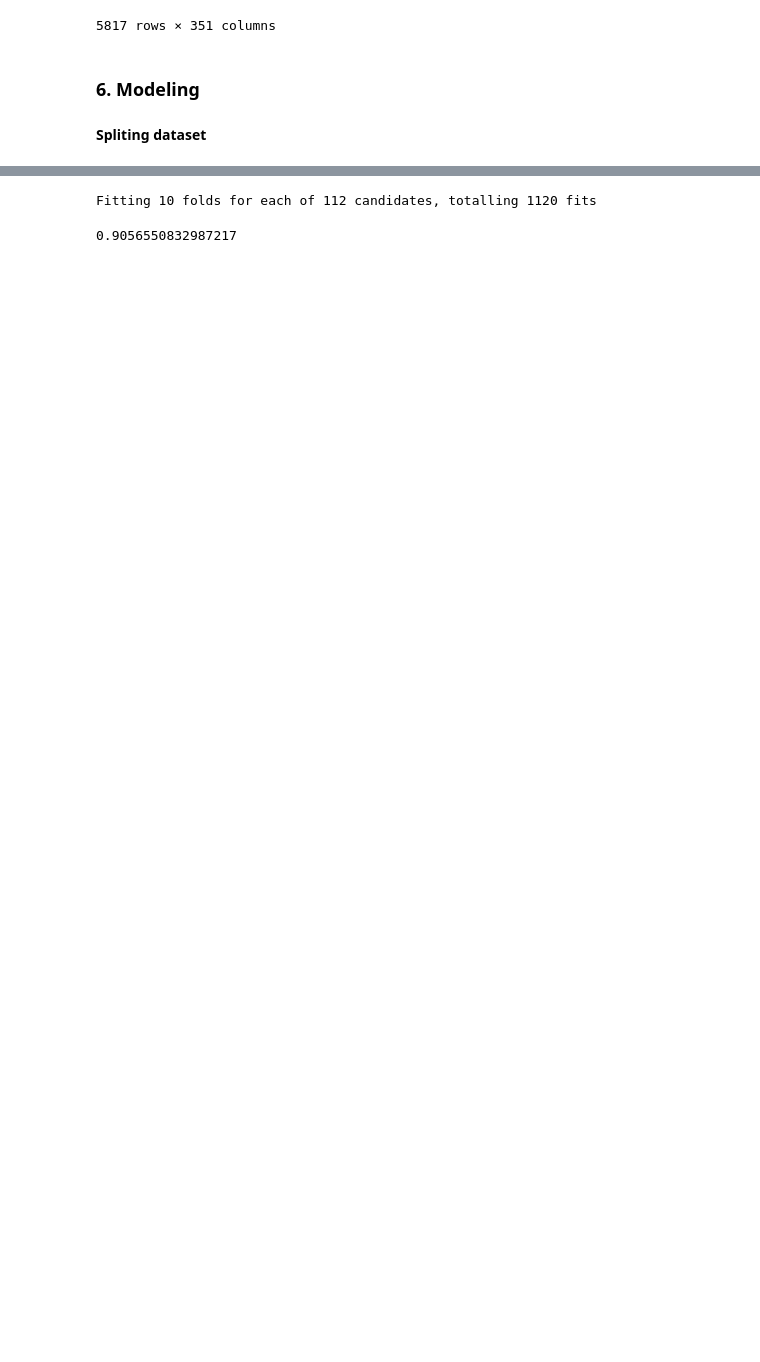
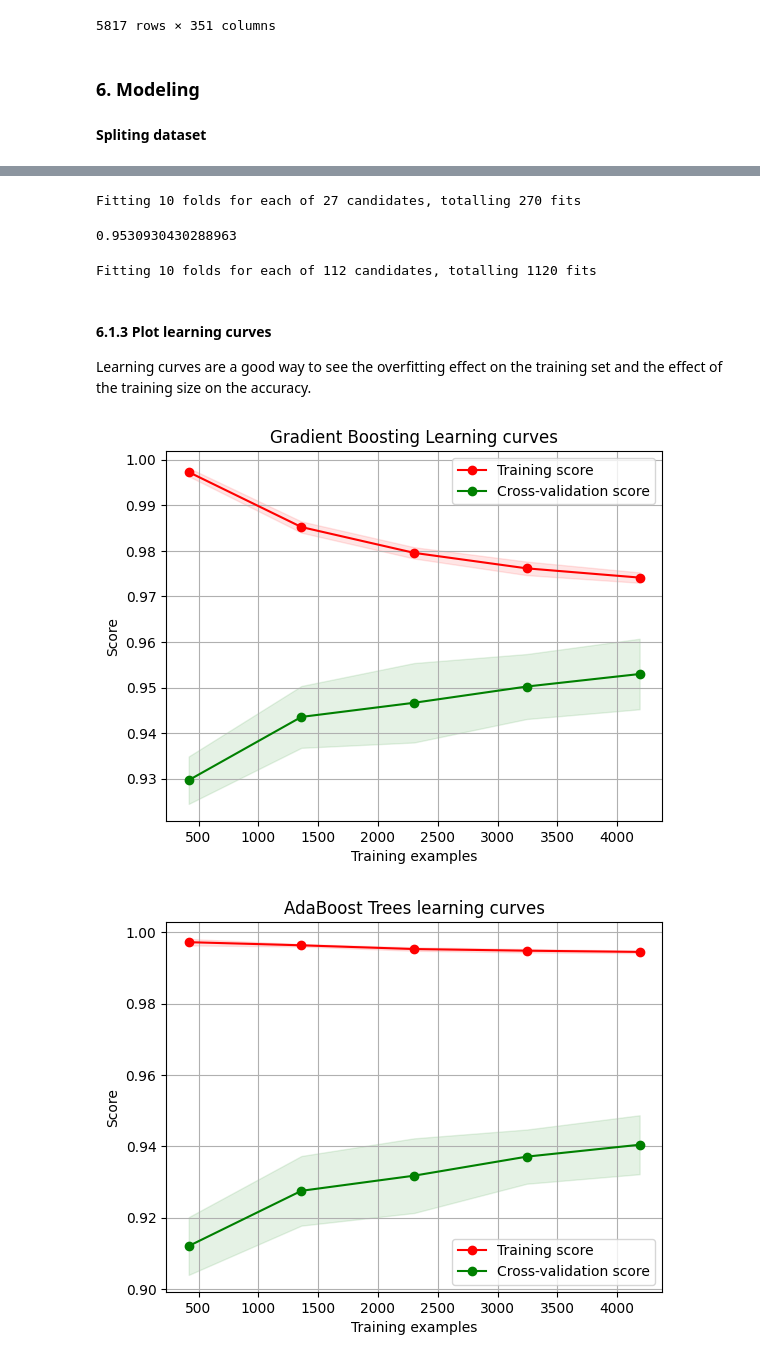
Before and after one commit to Fabiqula/Manufacturing-QC-OK-NOK-Prediction-Model, a Jupyter notebook: QC_incoming_goods_prediction.ipynb, the cells around one changed output, grey strips where cells are left out. Drawn from its saved outputs; the diff is of its cells as text; code cells hidden in the pictures; blank space fills up the shorter version.

```diff
--- a/QC_incoming_goods_prediction.ipynb
+++ b/QC_incoming_goods_prediction.ipynb
@@ -1369,5 +1466,32 @@ g = g.set_title("Cross validation scores")
+# %%
+from sklearn.model_selection import GridSearchCV
+# Gradient Boosting
+gb_param_grid = {
+    'n_estimators': [50, 100, 200],
+    'learning_rate': [0.01, 0.1, 0.2],
+    'max_depth': [3, 5, 7]
+}
+
+# Create the GradientBoostingClassifier
+gb_clf = GradientBoostingClassifier(random_state=42)
+
+# Create the GridSearchCV object
+gs_gb_clf = GridSearchCV(estimator=gb_clf, param_grid=gb_param_grid, cv=kfold, scoring='f1', n_jobs=12, verbose=1)
+
+# Perform the grid search
+gs_gb_clf.fit(X_train, y_train)
+
+# Get the best parameters and the best score
+gb_best_params = gs_gb_clf.best_params_
+gb_best_score = gs_gb_clf.best_score_
+gb_best_estimators = gs_gb_clf.best_estimator_
+# %% [output]
+Fitting 10 folds for each of 27 candidates, totalling 270 fits
+# %%
+gb_best_score
+# %% [output]
+0.9530930430288963
 # %%
-from sklearn.model_selection import GridSearchCV
 # Adaboost
 DTC = DecisionTreeClassifier()
 
@@ -1379,14 +1503,54 @@ ada_param_grid = {"base_estimator__criterion" : ["gini", "entropy"],
               "n_estimators" :[1,2],
               "learning_rate":  [0.0001, 0.001, 0.01, 0.1, 0.2, 0.3,1.5]}
 
-gsadaDTC = GridSearchCV(adaDTC,param_grid = ada_param_grid, cv=kfold, scoring="accuracy", n_jobs= 10, verbose = 1)
+gs_ada_DTC = GridSearchCV(adaDTC,param_grid = ada_param_grid, cv=kfold, scoring="f1", n_jobs= 12, verbose = 1)
 
-gsadaDTC.fit(X_train,Y_train)
+gs_ada_DTC.fit(X_train,y_train)
 
-ada_best = gsadaDTC.best_estimator_
+ada_best = gs_ada_DTC.best_estimator_
 # %% [output]
 Fitting 10 folds for each of 112 candidates, totalling 1120 fits
 # %%
 gsadaDTC.best_score_
-# %% [output]
-0.9056550832987217
+# %% [markdown]
+#### 6.1.3 Plot learning curves
+
+Learning curves are a good way to see the overfitting effect on the training set and the effect of the training size on the accuracy.
+# %%
+from sklearn.model_selection import learning_curve
+
+def plot_learning_curve(estimator, title, X, y, ylim=None, cv=None,
+                        n_jobs=-1, train_sizes=np.linspace(.1, 1.0, 5)):
+    """Generate a simple plot of the test and training learning curve"""
+    plt.figure()
+    plt.title(title)
+    if ylim is not None:
+        plt.ylim(*ylim)
+    plt.xlabel("Training examples")
+    plt.ylabel("Score")
+    train_sizes, train_scores, test_scores = learning_curve(
+        estimator, X, y, cv=cv, n_jobs=n_jobs, train_sizes=train_sizes, scoring='f1')
+    train_scores_mean = np.mean(train_scores, axis=1)
+    train_scores_std = np.std(train_scores, axis=1)
+    test_scores_mean = np.mean(test_scores, axis=1)
+    test_scores_std = np.std(test_scores, axis=1)
+    plt.grid()
+
+    plt.fill_between(train_sizes, train_scores_mean - train_scores_std,
+                     train_scores_mean + train_scores_std, alpha=0.1,
+                     color="r")
+    plt.fill_between(train_sizes, test_scores_mean - test_scores_std,
+                     test_scores_mean + test_scores_std, alpha=0.1, color="g")
+    plt.plot(train_sizes, train_scores_mean, 'o-', color="r",
+             label="Training score")
+    plt.plot(train_sizes, test_scores_mean, 'o-', color="g",
+             label="Cross-validation score")
+
+    plt.legend(loc="best")
+    return plt
+
+g = plot_learning_curve(gs_gb_clf.best_estimator_,"Gradient Boosting Learning curves",X_train,y_train,cv=kfold)
+g = plot_learning_curve(gs_ada_DTC.best_estimator_,"AdaBoost Trees learning curves",X_train,y_train,cv=kfold)
+# %% [output]
+[figure, added]
+[figure, added]
```
Also changed, not shown: parts of 15 cells of this notebook.
